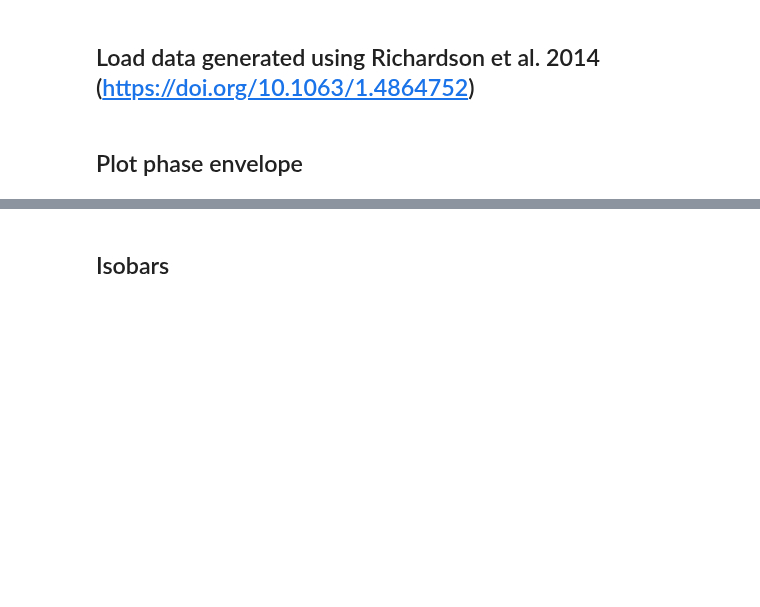
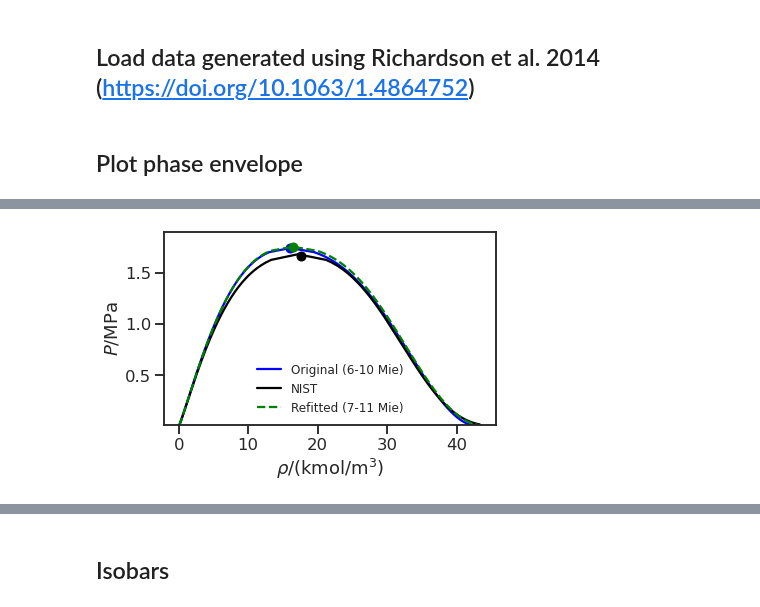
Before and after one commit to thermotools/thermopack, a Jupyter notebook: addon/pyExamples/notebooks/saftvrqmie_deuterium.ipynb, the cells around one changed output, grey strips where cells are left out. Drawn from its saved outputs; the diff is of its cells as text; code cells hidden in the pictures; blank space fills up the shorter version.

```diff
--- a/addon/pyExamples/notebooks/saftvrqmie_deuterium.ipynb
+++ b/addon/pyExamples/notebooks/saftvrqmie_deuterium.ipynb
@@ -21,7 +21,7 @@ qSAFT_MOD.init("D2")
 qSAFT_MOD.set_pure_fluid_param(1, 1.0, 3.00874e-10, 3.92388e+01, 7.0, 11.0)
 qSAFT_MOD.redefine_critical_parameters()
 # %%
-p_sacling = 1.0e-6
+p_scaling = 1.0e-6
 rho_scaling = 1.0e-3
 z = np.array([1.0])
 # %%
@@ -66,0 +70,18 @@ plt.show()
+# %%
+plt.plot(rho_scaling/v_p, p_scaling*P_p, "b", label="Original (6-10 Mie)")
+plt.plot([rho_scaling/vc_p], [p_scaling*Pc_p], "bo")
+plt.plot(rho_scaling*data[:,2], p_scaling*data[:,1], "k", label="NIST")
+plt.plot(rho_scaling*data[:,3], p_scaling*data[:,1], "k")
+plt.plot([rho_scaling*17.6*1e3], [1e6*1.665*p_scaling], color="k", marker="o")
+plt.plot(rho_scaling/v_fit, p_scaling*P_fit, "g", label="Refitted (7-11 Mie)", linestyle="--")
+plt.plot([rho_scaling/vc_fit], [p_scaling*Pc_fit], color="g", marker="o")
+plt.xlabel(r"$\rho$/(kmol/m$^3$)")
+plt.ylabel(r"$P$/MPa")
+plt.ylim([0.01,1.9])
+#plt.xlim([35,45])
+leg = plt.legend(loc="best", frameon=False, fontsize=12)
+plt.tight_layout()
+plt.savefig("deuterium_P_rho.pdf")
+plt.show()
+# %% [output]
+[figure, added]
```
Also changed, not shown: parts of 2 cells of this notebook, 1 other file.
